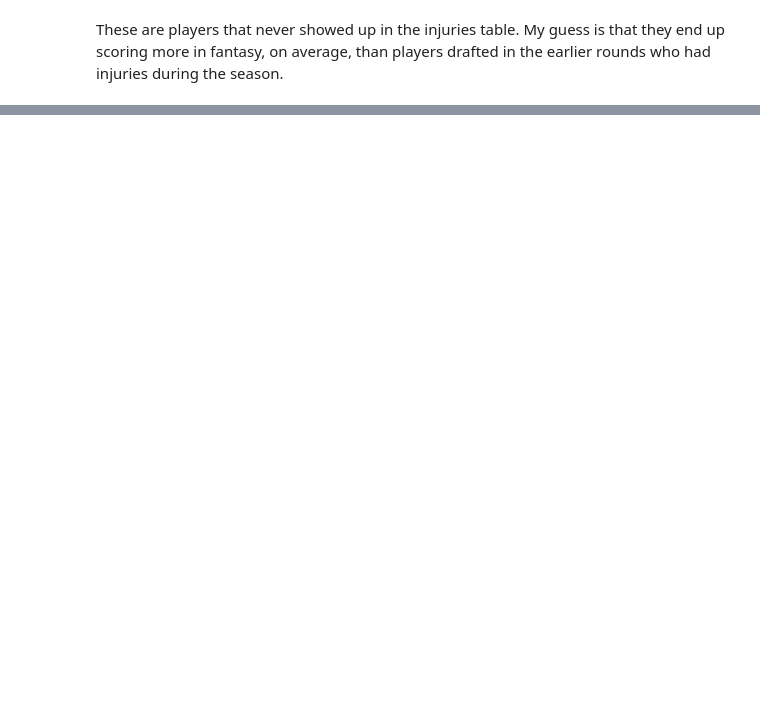
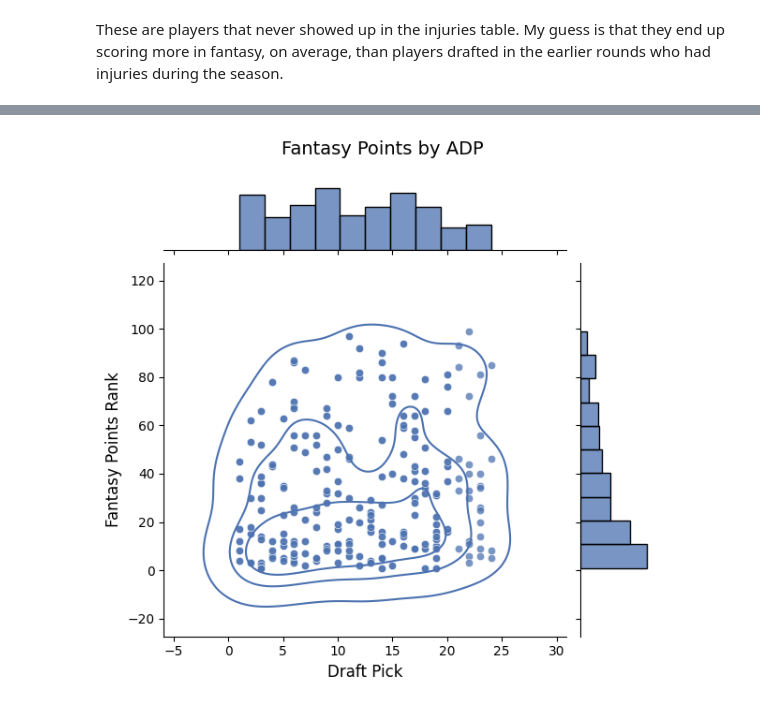
Before and after one commit to gfidanli/fantasy_football_analysis, a Jupyter notebook: daily_analysis/day_31_40/day39.ipynb, the cells around one changed output, grey strips where cells are left out. Drawn from its saved outputs; the diff is of its cells as text; code cells hidden in the pictures; blank space fills up the shorter version.

```diff
--- a/daily_analysis/day_31_40/day39.ipynb
+++ b/daily_analysis/day_31_40/day39.ipynb
@@ -199,0 +216,18 @@ df[df['r_pts_ppr'].isnull()]
+# %%
+def get_pick(row):
+    round = int(row['adp_formatted'].split('.')[0])
+
+    if row['league_size'] == 10:
+        if round == 1:
+            pick = int(row['adp_formatted'].split('.')[1])
+        elif round == 2:
+            pick = (round + int(row['adp_formatted'].split('.')[1])) + 8
+    elif row['league_size'] == 12:
+        if round == 1:
+            pick = int(row['adp_formatted'].split('.')[1])
+        elif round == 2:
+            pick = (round + int(row['adp_formatted'].split('.')[1])) + 10
+
+    return pick
+
+df['pick'] = df.apply(lambda row: get_pick(row), axis=1)
@@ -199,0 +291,19 @@ df[df['r_pts_ppr'].isnull()]
+# %%
+g = sns.jointplot(x="pick",
+                  y='r_pts_ppr',
+                  kind='scatter',
+                  data=df_rm_outliers,
+                #   hue='condition',
+                  alpha=0.75
+                  )
+
+g.plot_joint(sns.kdeplot, levels=4, linewidth=1)
+
+# Add labels and title
+plt.xlabel("Draft Pick", size=12)
+plt.ylabel("Fantasy Points Rank", size=12)
+g.fig.suptitle("Fantasy Points by ADP", size=14)
+
+g.fig.subplots_adjust(top=0.9)
+# %% [output]
+[figure, added]
```
Also changed, not shown: parts of 15 cells of this notebook.
